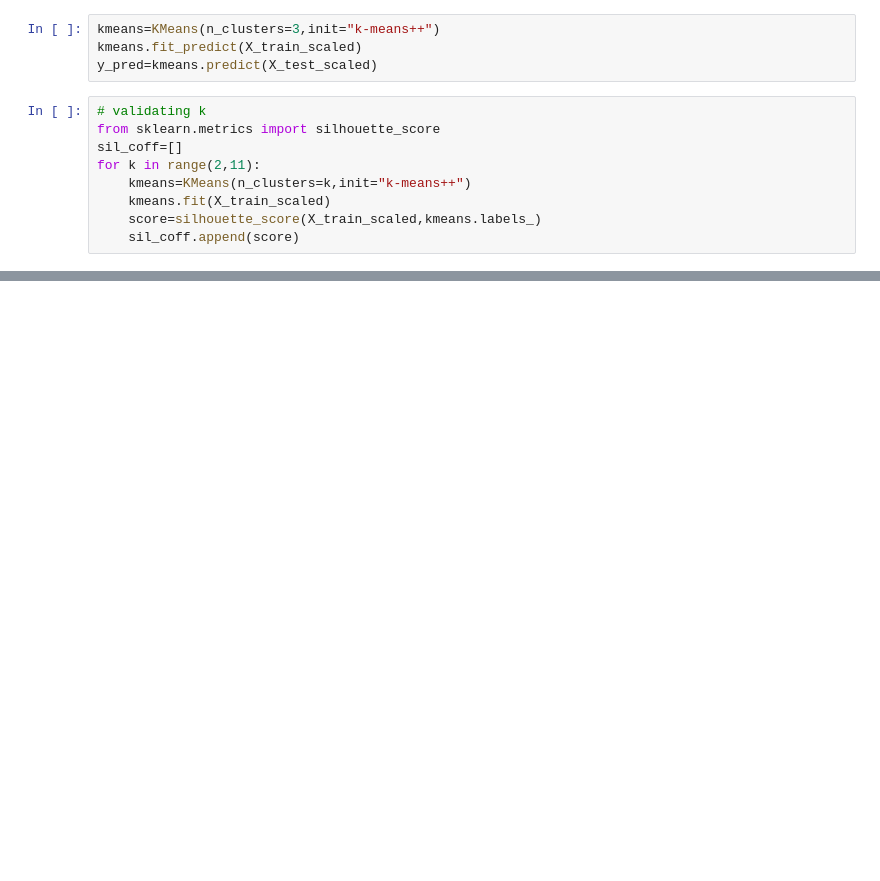
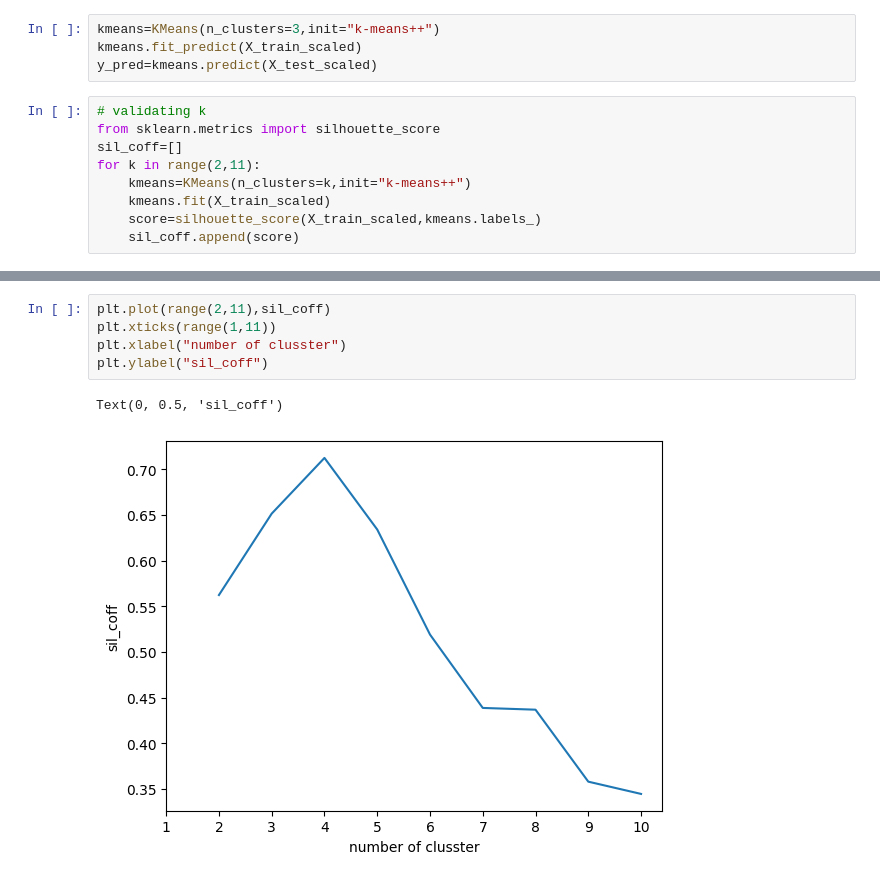
Before and after one commit to deepanshu70001/data_science, a Jupyter notebook: ml/unsuperwised learning/K MEANS CLUSSTERING/kmc.ipynb, the cells around one changed output, grey strips where cells are left out. Drawn from its saved outputs; the diff is of its cells as text; blank space fills up the shorter version.

```diff
--- a/ml/unsuperwised learning/K MEANS CLUSSTERING/kmc.ipynb
+++ b/ml/unsuperwised learning/K MEANS CLUSSTERING/kmc.ipynb
@@ -108,0 +93,8 @@ sil_coff
+# %%
+plt.plot(range(2,11),sil_coff)
+plt.xticks(range(1,11))
+plt.xlabel("number of clusster")
+plt.ylabel("sil_coff")
+# %% [output]
+Text(0, 0.5, 'sil_coff')
+[figure, added]
```
Also changed, not shown: parts of 7 cells of this notebook, 3 other files.
